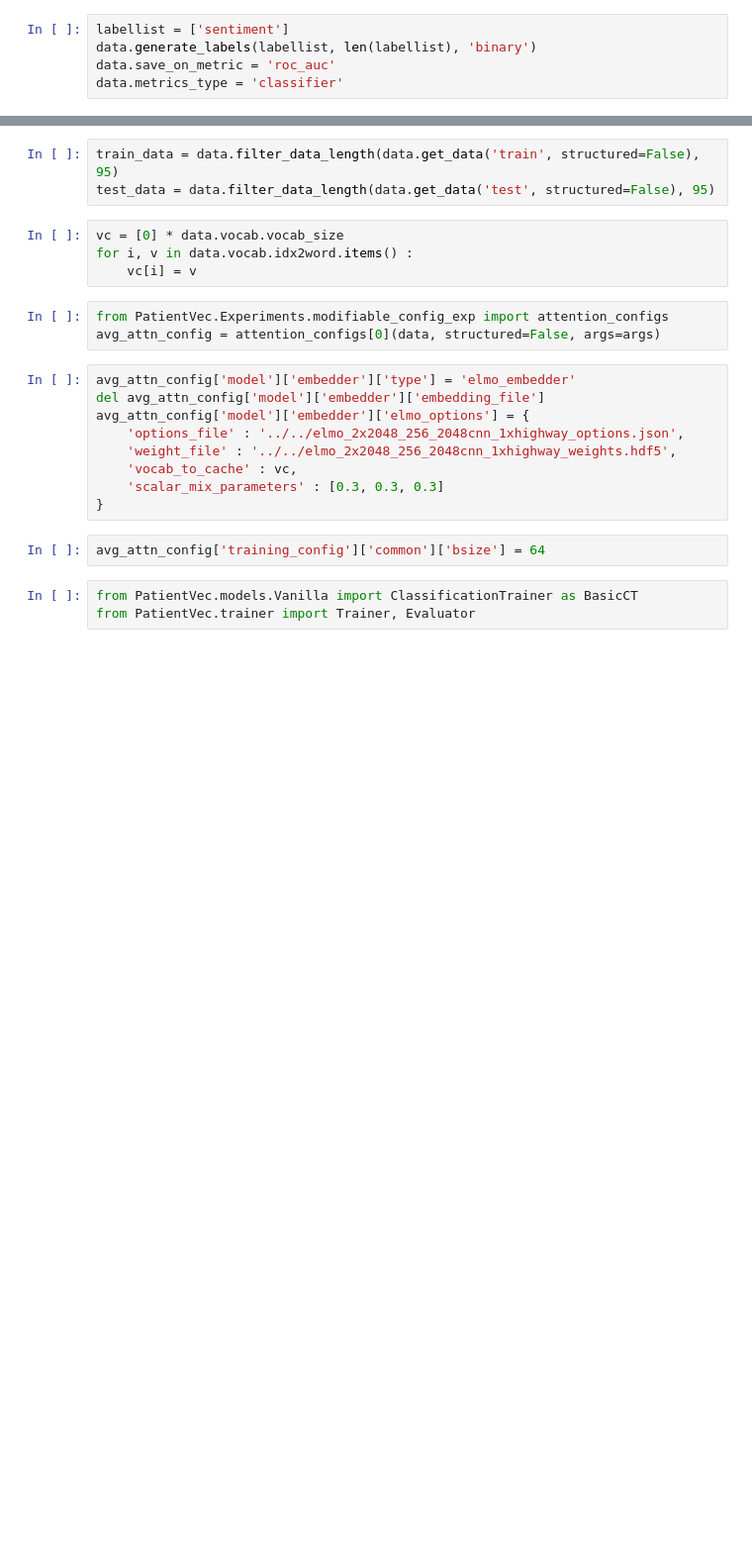
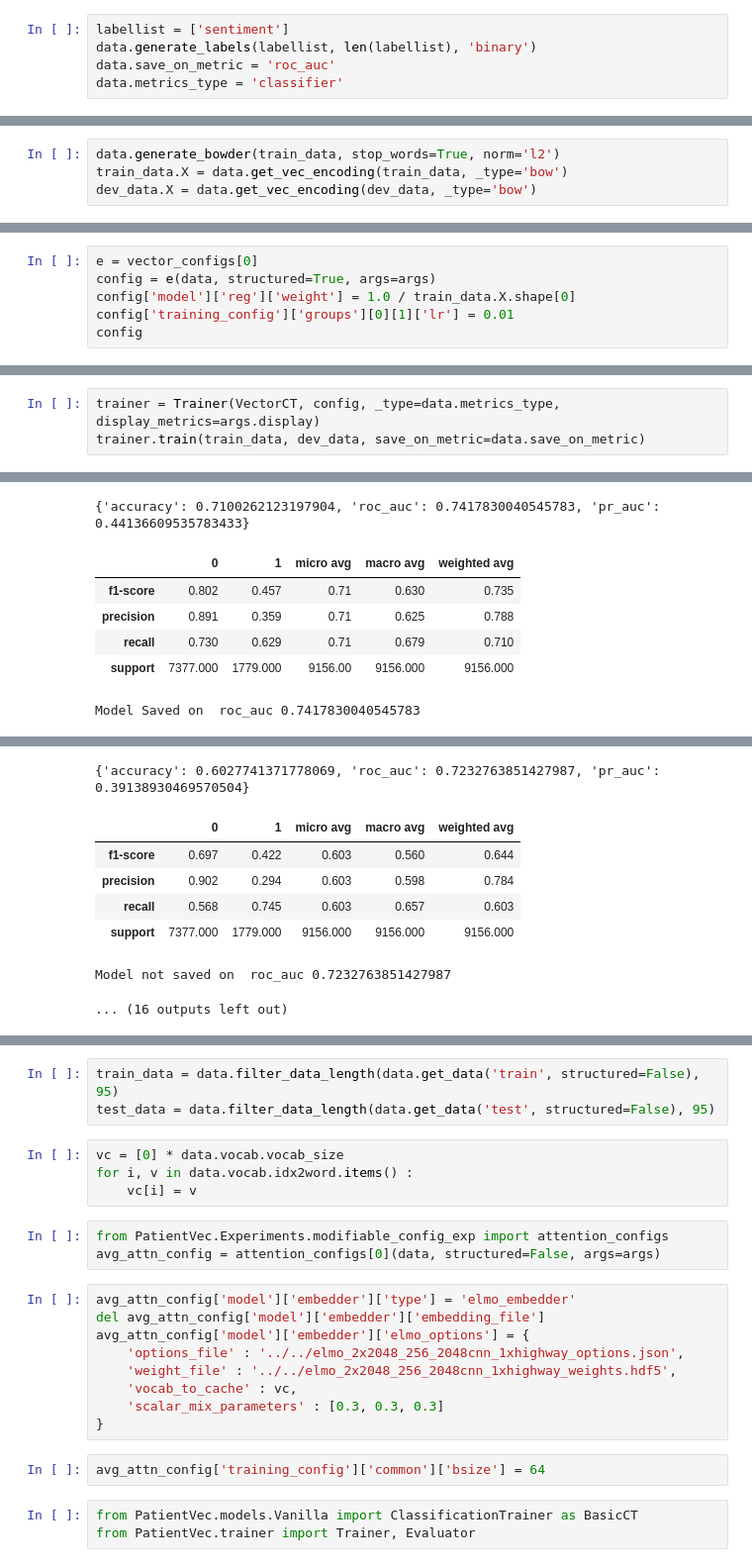
Before and after one commit to successar/PatientVec, a Jupyter notebook: IMDB.ipynb, the cells around one changed output, grey strips where cells are left out. Shown at 99% size. Saved outputs shown, nothing was run; the diff lists cells and outputs as text; blank space fills up the shorter version.

Commit message:
Vector Experiments

```diff
--- a/IMDB.ipynb
+++ b/IMDB.ipynb
@@ -22,0 +66,4 @@ data.metrics_type = 'classifier'
+# %%
+data.generate_bowder(train_data, stop_words=True, norm='l2')
+train_data.X = data.get_vec_encoding(train_data, _type='bow')
+dev_data.X = data.get_vec_encoding(dev_data, _type='bow')
@@ -22,0 +76,6 @@ data.metrics_type = 'classifier'
+# %%
+e = vector_configs[0]
+config = e(data, structured=True, args=args)
+config['model']['reg']['weight'] = 1.0 / train_data.X.shape[0]
+config['training_config']['groups'][0][1]['lr'] = 0.01
+config
@@ -22,0 +96,4 @@ data.metrics_type = 'classifier'
+# %%
+trainer = Trainer(VectorCT, config, _type=data.metrics_type, display_metrics=args.display)
+trainer.train(train_data, dev_data, save_on_metric=data.save_on_metric)
+# %% [output]
@@ -22,0 +115,7 @@ data.metrics_type = 'classifier'
+{'accuracy': 0.7100262123197904, 'roc_auc': 0.7417830040545783, 'pr_auc': 0.44136609535783433}
+|  | 0 | 1 | micro avg | macro avg | weighted avg |
+| f1-score | 0.802 | 0.457 | 0.71 | 0.630 | 0.735 |
+| precision | 0.891 | 0.359 | 0.71 | 0.625 | 0.788 |
+| recall | 0.730 | 0.629 | 0.71 | 0.679 | 0.710 |
+| support | 7377.000 | 1779.000 | 9156.00 | 9156.000 | 9156.000 |
+Model Saved on  roc_auc 0.7417830040545783
@@ -22,0 +124,8 @@ data.metrics_type = 'classifier'
+{'accuracy': 0.6027741371778069, 'roc_auc': 0.7232763851427987, 'pr_auc': 0.39138930469570504}
+|  | 0 | 1 | micro avg | macro avg | weighted avg |
+| f1-score | 0.697 | 0.422 | 0.603 | 0.560 | 0.644 |
+| precision | 0.902 | 0.294 | 0.603 | 0.598 | 0.784 |
+| recall | 0.568 | 0.745 | 0.603 | 0.657 | 0.603 |
+| support | 7377.000 | 1779.000 | 9156.000 | 9156.000 | 9156.000 |
+Model not saved on  roc_auc 0.7232763851427987
+... (16 outputs left out)
```
Also changed, not shown: parts of 13 cells of this notebook, 8 other files.
